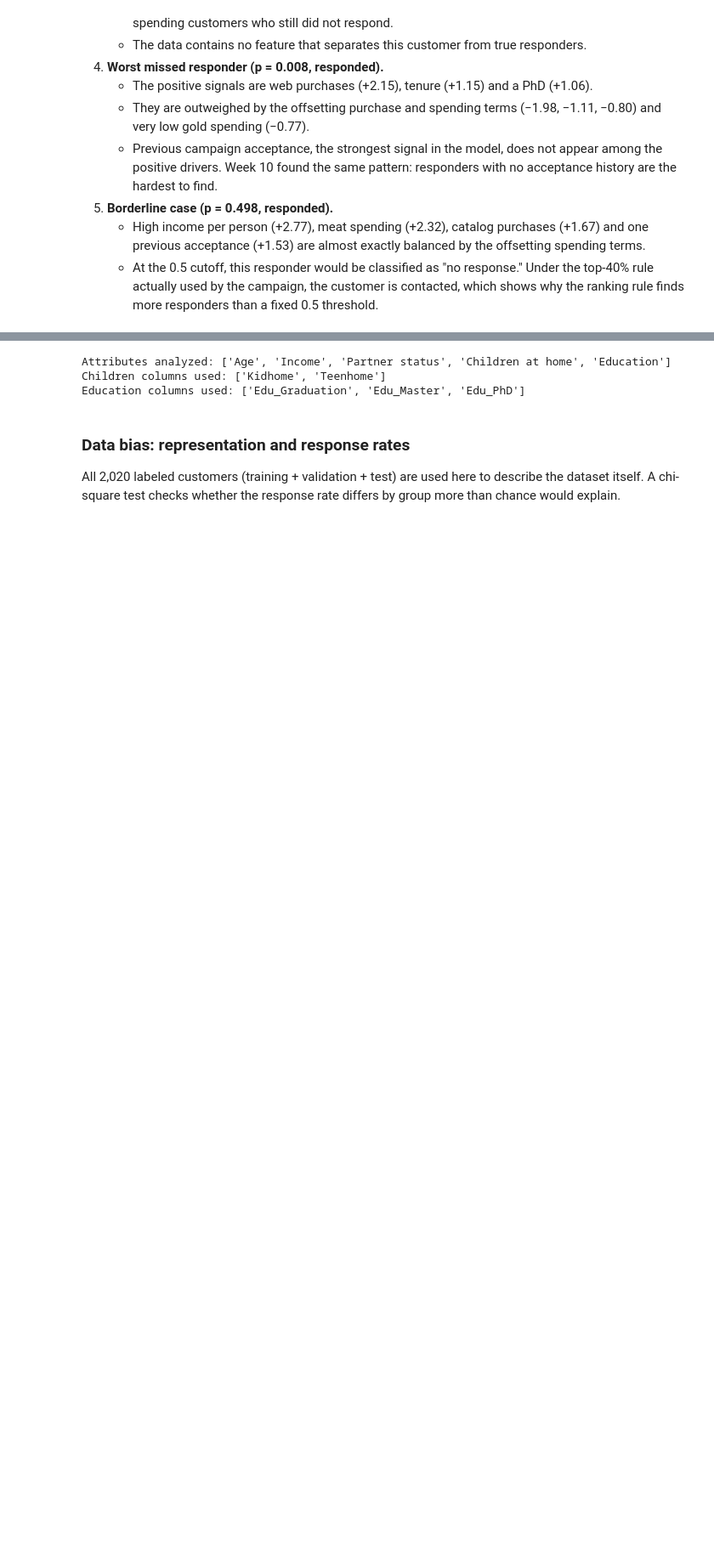
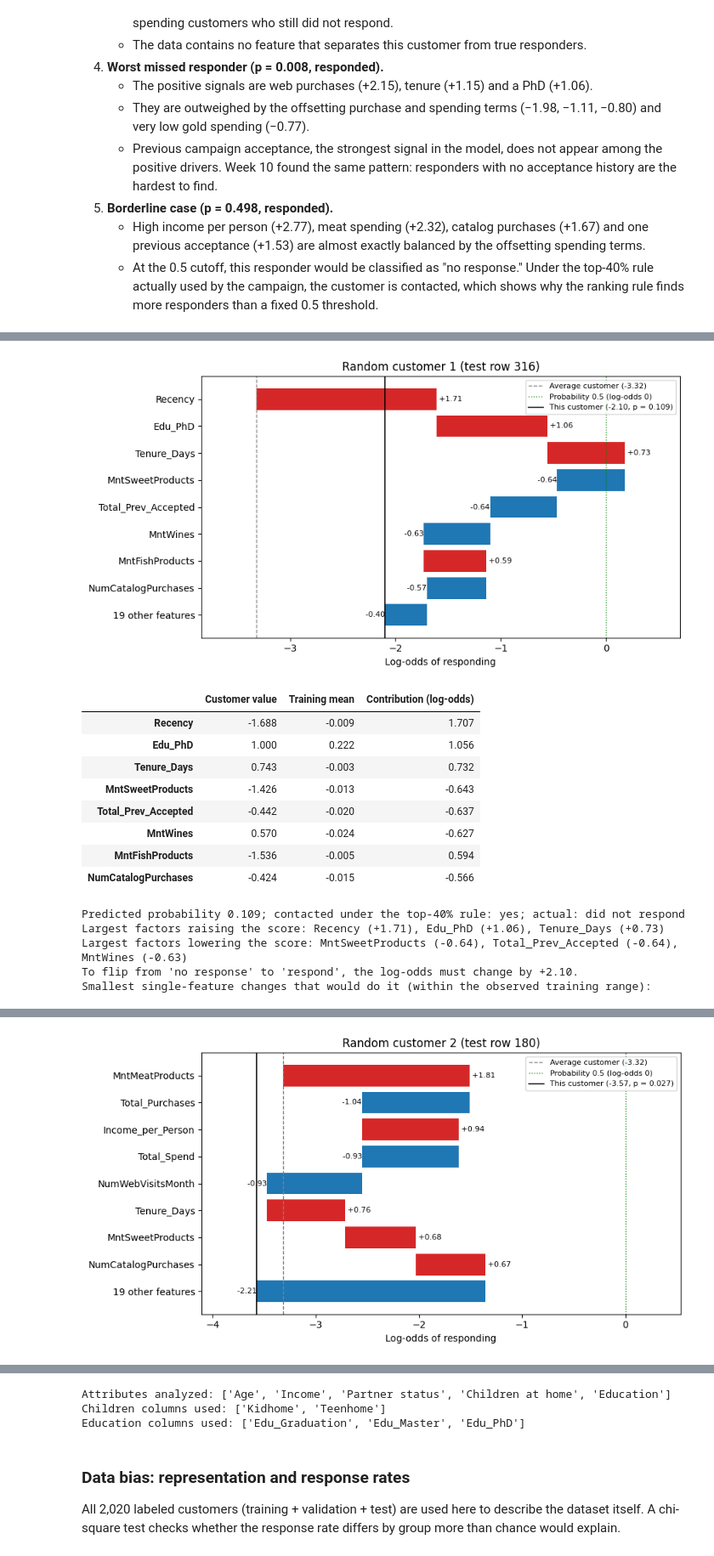
Before and after one commit to nathanyangm/targeted-marketing-model, a Jupyter notebook: notebooks/week11.ipynb, the cells around one changed output, grey strips where cells are left out. Shown at 85% size. Saved outputs shown, nothing was run; the diff lists cells and outputs as text; code cells hidden in the pictures; blank space fills up the shorter version.

```diff
--- a/notebooks/week11.ipynb
+++ b/notebooks/week11.ipynb
@@ -591,0 +601,77 @@ Contributions are in log-odds relative to the average training customer, whose p
+# %%
+# Five randomly drawn test customers: contributions chart, plus the single-feature changes that would flip each prediction
+rng = np.random.default_rng(RANDOM_STATE)
+random_rows = rng.choice(len(X_test), size=5, replace=False)
+
+binary_cols = [c for c in feature_names if X_train[c].nunique() <= 2]
+train_min, train_max = X_train.min(), X_train.max()
+
+
+def flip_table(i, top_n=6):
+    # Smallest single-feature changes (within the training range) that move the prediction across the 0.5 cutoff
+    needed = 0.0 - logit_test.iloc[i]                  # log-odds change required; log-odds 0 = probability 0.5
+    rows = []
+    for f in feature_names:
+        x, b = X_test.iloc[i][f], coefs[f]
+        if b == 0:
+            continue
+        if f in binary_cols:
+            delta = 1 - 2 * round(x)                   # a flag can only switch 0 -> 1 or 1 -> 0
+            if b * delta * np.sign(needed) < abs(needed):
+                continue                               # switching the flag is not enough (or moves the wrong way)
+        else:
+            delta = needed / b
+            if not (train_min[f] <= x + delta <= train_max[f]):
+                continue                               # the required value was never observed in the training data
+        rows.append({
+            "Feature": f,
+            "Current value": x,
+            "Required change": delta,
+            "New value": x + delta,
+            "Change in SDs": abs(delta) / train_sd[f],
+        })
+    if not rows:
+        return pd.DataFrame(columns=["Current value", "Required change", "New value", "Change in SDs"])
+    return pd.DataFrame(rows).set_index("Feature").sort_values("Change in SDs").head(top_n)
+
+
+random_summary = []
+for k, i in enumerate(random_rows, start=1):
+    label = f"Random customer {k} (test row {i})"
+    explain_customer(label, i)
+
+    needed = -logit_test.iloc[i]
+    current_class = "respond" if proba_test[i] >= 0.5 else "no response"
+    target_class = "no response" if current_class == "respond" else "respond"
+    flips = flip_table(i)
+    print(f"To flip from '{current_class}' to '{target_class}', the log-odds must change by {needed:+.2f}.")
+    print("Smallest single-feature changes that would do it (within the observed training range):")
+    display(flips.round(3))
+
+    random_summary.append({
+        "Customer": label,
+        "Predicted probability": proba_test[i],
+        "Prediction at 0.5": current_class,
+        "Contacted (top 40%)": "Yes" if proba_test[i] >= target_cutoff else "No",
+        "Actual": "Responded" if y_test_arr[i] == 1 else "Did not respond",
+        "Log-odds change to flip": needed,
+        "Easiest flip": f"{flips.index[0]} ({flips['Required change'].iloc[0]:+.2f})" if len(flips) else "none in range",
+    })
+
+display(pd.DataFrame(random_summary).set_index("Customer").round(3))
+# %% [output]
+[figure, added]
+|  | Customer value | Training mean | Contribution (log-odds) |
+| Recency | -1.688 | -0.009 | 1.707 |
+| Edu_PhD | 1.000 | 0.222 | 1.056 |
+| Tenure_Days | 0.743 | -0.003 | 0.732 |
+| MntSweetProducts | -1.426 | -0.013 | -0.643 |
+| Total_Prev_Accepted | -0.442 | -0.020 | -0.637 |
+| MntWines | 0.570 | -0.024 | -0.627 |
+| MntFishProducts | -1.536 | -0.005 | 0.594 |
+| NumCatalogPurchases | -0.424 | -0.015 | -0.566 |
+Predicted probability 0.109; contacted under the top-40% rule: yes; actual: did not respond
+Largest factors raising the score: Recency (+1.71), Edu_PhD (+1.06), Tenure_Days (+0.73)
+Largest factors lowering the score: MntSweetProducts (-0.64), Total_Prev_Accepted (-0.64), MntWines (-0.63)
+To flip from 'no response' to 'respond', the log-odds must change by +2.10.
+Smallest single-feature changes that would do it (within the observed training range):
@@ -591,0 +686 @@ Contributions are in log-odds relative to the average training customer, whose p
+[figure, added]
```
Also changed, not shown: parts of 2 cells of this notebook.
